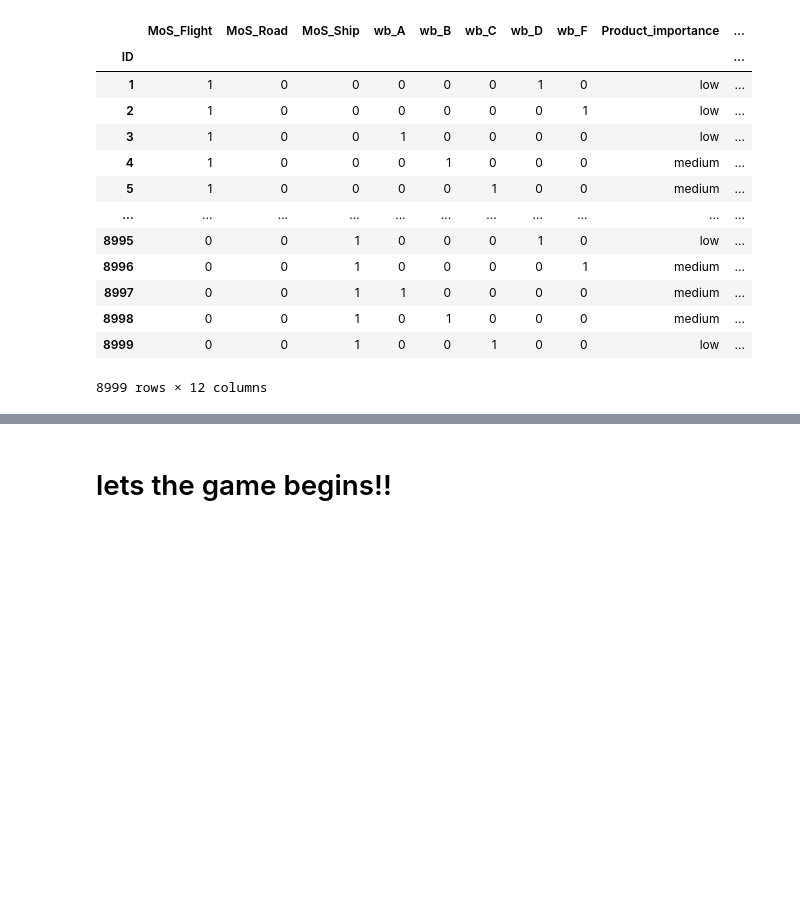
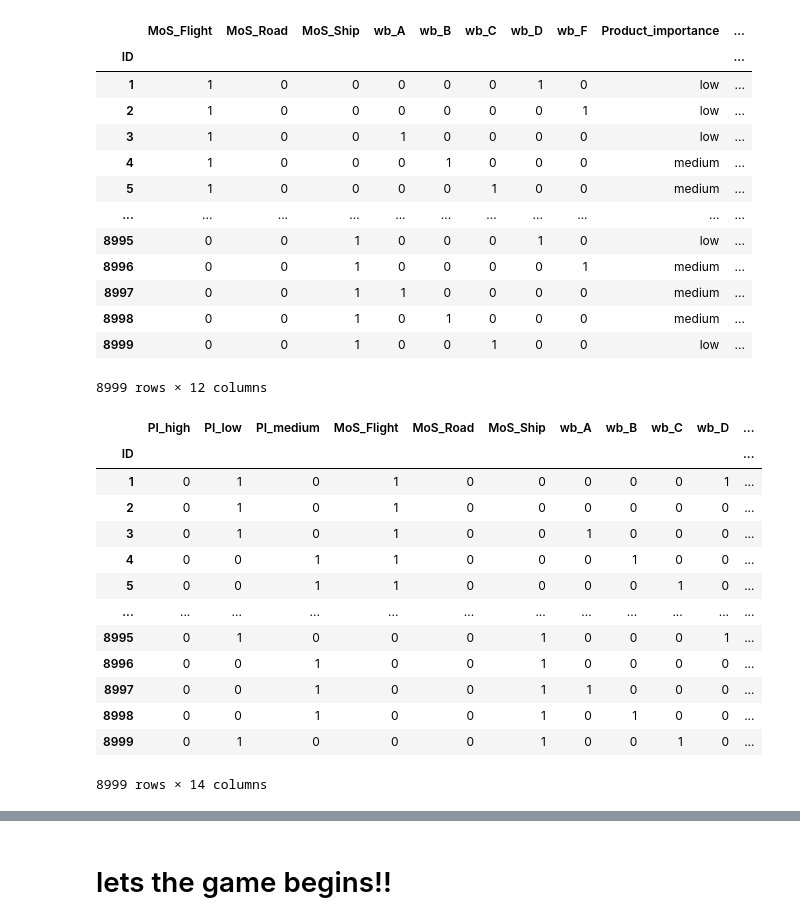
Before and after one commit to VladT-Tempest/Datathon, a Jupyter notebook: ML_Practice.ipynb, the cells around one changed output, grey strips where cells are left out. Drawn from its saved outputs; the diff is of its cells as text; code cells hidden in the pictures; blank space fills up the shorter version.

```diff
--- a/ML_Practice.ipynb
+++ b/ML_Practice.ipynb
@@ -239,3 +239,22 @@ data
 | 8998 | 0 | 0 | 1 | 0 | 1 | 0 | 0 | 0 | medium | ... |
 | 8999 | 0 | 0 | 1 | 0 | 0 | 1 | 0 | 0 | low | ... |
 8999 rows × 12 columns
+# %%
+# OK que pasa si dummisamos Product_importance, CoP, WiG
+data = createdummies(data,"Product_importance","PI")
+data
+# %% [output]
+|  | PI_high | PI_low | PI_medium | MoS_Flight | MoS_Road | MoS_Ship | wb_A | wb_B | wb_C | wb_D | ... |
+| ID |  |  |  |  |  |  |  |  |  |  | ... |
+| 1 | 0 | 1 | 0 | 1 | 0 | 0 | 0 | 0 | 0 | 1 | ... |
+| 2 | 0 | 1 | 0 | 1 | 0 | 0 | 0 | 0 | 0 | 0 | ... |
+| 3 | 0 | 1 | 0 | 1 | 0 | 0 | 1 | 0 | 0 | 0 | ... |
+| 4 | 0 | 0 | 1 | 1 | 0 | 0 | 0 | 1 | 0 | 0 | ... |
+| 5 | 0 | 0 | 1 | 1 | 0 | 0 | 0 | 0 | 1 | 0 | ... |
+| ... | ... | ... | ... | ... | ... | ... | ... | ... | ... | ... | ... |
+| 8995 | 0 | 1 | 0 | 0 | 0 | 1 | 0 | 0 | 0 | 1 | ... |
+| 8996 | 0 | 0 | 1 | 0 | 0 | 1 | 0 | 0 | 0 | 0 | ... |
+| 8997 | 0 | 0 | 1 | 0 | 0 | 1 | 1 | 0 | 0 | 0 | ... |
+| 8998 | 0 | 0 | 1 | 0 | 0 | 1 | 0 | 1 | 0 | 0 | ... |
+| 8999 | 0 | 1 | 0 | 0 | 0 | 1 | 0 | 0 | 1 | 0 | ... |
+8999 rows × 14 columns
```
Also changed, not shown: parts of 9 cells of this notebook.
